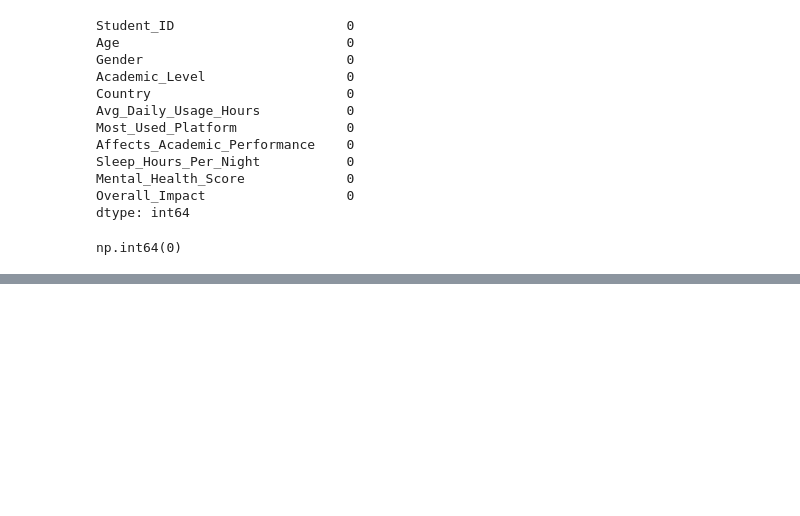
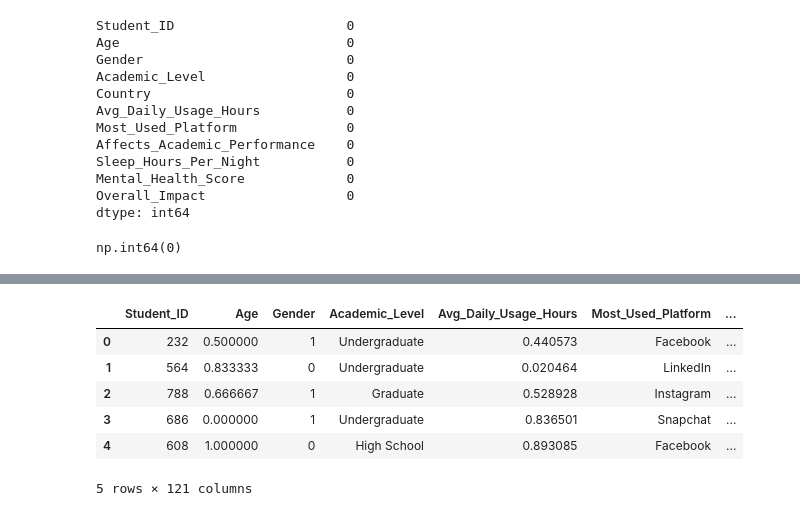
Before and after one commit to BinaryWhizz/Data-Analysis, a Jupyter notebook: Data Analysis 01/DA procedures/01.ipynb, the cells around one changed output, grey strips where cells are left out. Drawn from its saved outputs; the diff is of its cells as text; code cells hidden in the pictures; blank space fills up the shorter version.

Commit message:
imp Data transformation/Feature engineering steps

```diff
--- a/Data Analysis 04/01.ipynb
+++ b/Data Analysis 01/DA procedures/01.ipynb
@@ -338,0 +368,42 @@ np.int64(0)
+# %%
+# Feature Scaling (Normalization / Standardization)
+
+# Standardization (mean = 0, std = 1)
+
+from sklearn.preprocessing import StandardScaler
+
+scaler = StandardScaler()
+df[['Mental_Health_Score','Avg_Daily_Usage_Hours']] = scaler.fit_transform(df[['Mental_Health_Score','Avg_Daily_Usage_Hours']])
+# %%
+# Normalization (0 to 1 range)
+
+from sklearn.preprocessing import MinMaxScaler
+
+scaler = MinMaxScaler()
+df[['Mental_Health_Score','Avg_Daily_Usage_Hours']] = scaler.fit_transform(df[['Mental_Health_Score','Avg_Daily_Usage_Hours']])
+# %%
+# Binning (Discretization)
+
+# Convert continuous → categories
+
+df['Usage_Level'] = pd.cut(
+    df['Avg_Daily_Usage_Hours'],
+    bins=[0, 3, 6, 10],
+    labels=['Low', 'Medium', 'High']
+)
+# %%
+# Handling Skewed Data
+
+import numpy as np
+
+df['Avg_Daily_Usage_Hours'] = np.log1p(df['Avg_Daily_Usage_Hours'])
+# %%
+df.head()
+# %% [output]
+|  | Student_ID | Age | Gender | Academic_Level | Avg_Daily_Usage_Hours | Most_Used_Platform | ... |
+| 0 | 232 | 0.500000 | 1 | Undergraduate | 0.440573 | Facebook | ... |
+| 1 | 564 | 0.833333 | 0 | Undergraduate | 0.020464 | LinkedIn | ... |
+| 2 | 788 | 0.666667 | 1 | Graduate | 0.528928 | Instagram | ... |
+| 3 | 686 | 0.000000 | 1 | Undergraduate | 0.836501 | Snapchat | ... |
+| 4 | 608 | 1.000000 | 0 | High School | 0.893085 | Facebook | ... |
+5 rows × 121 columns
```
Also changed, not shown: parts of 12 cells of this notebook, 1 other file.
